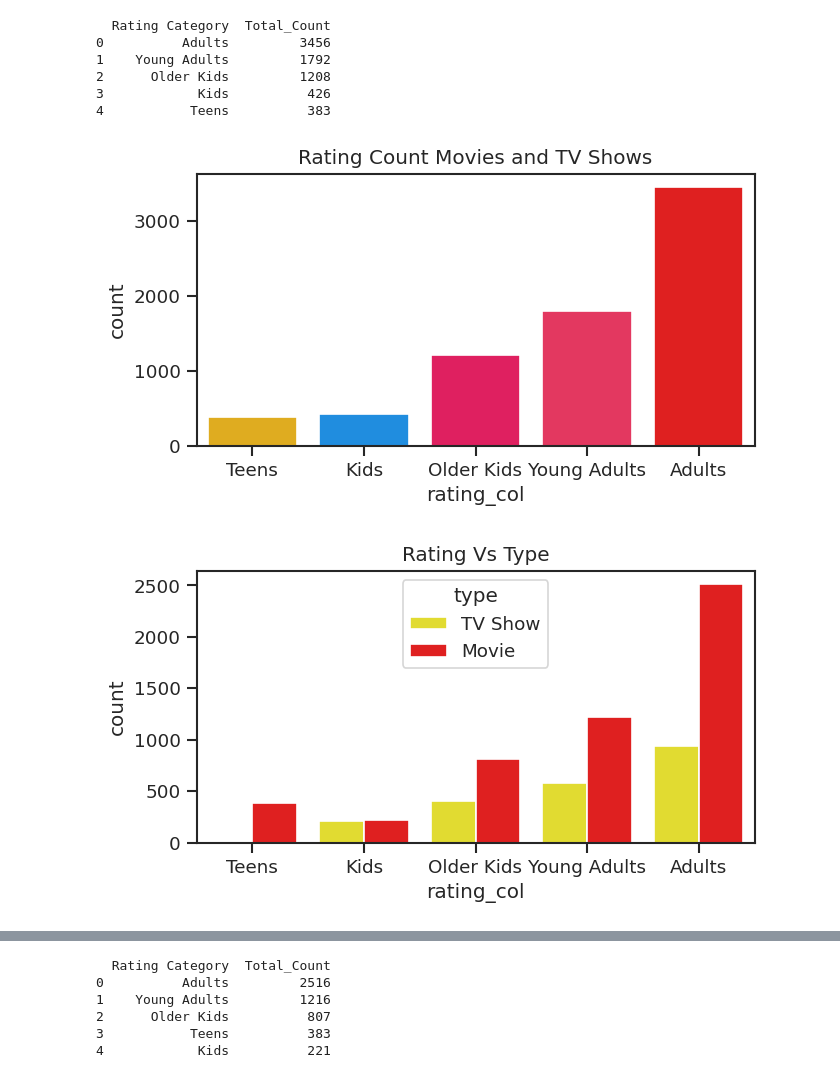
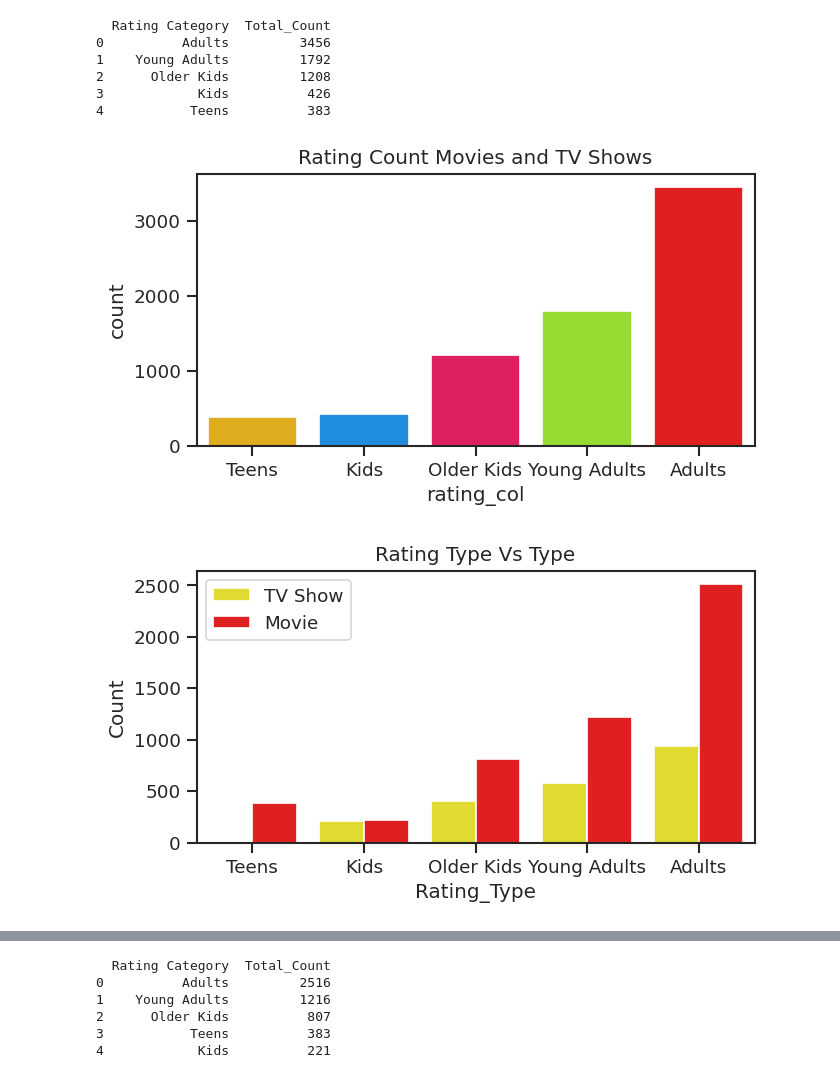
Before and after one commit to Saurabhf/Netflix_Movies_And_TV_Shows_Clustering, a Jupyter notebook: NETFLIX_MOVIES_AND_TV_SHOWS_CLUSTERING.ipynb, the cells around one changed output, grey strips where cells are left out. Saved outputs shown, nothing was run; the diff lists cells and outputs as text; code cells hidden in the pictures.

```diff
--- a/NETFLIX_MOVIES_AND_TV_SHOWS_CLUSTERING.ipynb
+++ b/NETFLIX_MOVIES_AND_TV_SHOWS_CLUSTERING.ipynb
@@ -292,18 +290,23 @@ print(rating_count_df)
 3            Kids          426
 4           Teens          383
 # %%
+# palette = ['#ffbb00_Teens', '#0091ff_Kids', '#ff0055_OlderKids', '#9cf714_YoungAdults', '#ff0000_Adults'] Palette color info
+
 order = ['Teens', 'Kids', 'Older Kids', 'Young Adults', 'Adults']
 sns.set_style("ticks")
-sns.countplot( x = 'rating_col',  data= netflixdf, order = order, palette = ['#ffbb00', '#0091ff', '#ff0055', '#ff1c51', '#ff0000'])
+sns.countplot( x = 'rating_col',  data= netflixdf, order = order, palette = ['#ffbb00', '#0091ff', '#ff0055', '#9cf714', '#ff0000'])
 plt.title('Rating Count Movies and TV Shows')
 plt.show()
 # %% [output]
-[figure, old version]
+[figure, new version]
 # %%
 sns.set_style("ticks")
 order = ['Teens', 'Kids', 'Older Kids', 'Young Adults', 'Adults']
 sns.countplot(x="rating_col", hue = 'type', palette = ['#fff713', '#ff0000'], order = order, data=netflixdf)
-plt.title('Rating Vs Type')
+plt.title('Rating Type Vs Type')
+plt.xlabel('Rating_Type')
+plt.ylabel('Count')
+plt.legend(loc='upper left')
 plt.show()
 # %% [output]
-[figure, old version]
+[figure, new version]
```
Also changed, not shown: parts of 20 cells of this notebook.
